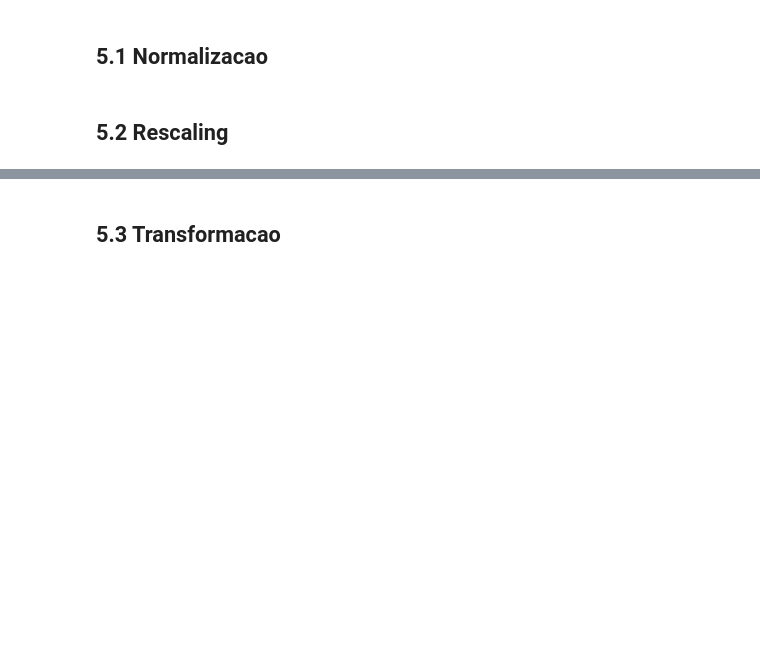
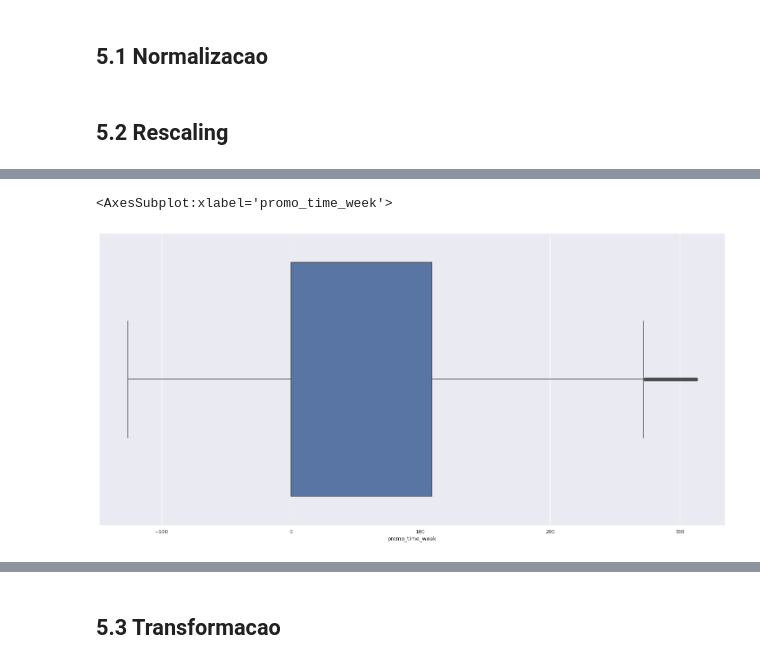
Before and after one commit to Felipehsilva/ds_em_producao, a Jupyter notebook: m04_v01_store_sales_prediction.ipynb, the cells around one changed output, grey strips where cells are left out. Saved outputs shown, nothing was run; the diff lists cells and outputs as text; code cells hidden in the pictures; blank space fills up the shorter version.

```diff
--- a/m04_v01_store_sales_prediction.ipynb
+++ b/m04_v01_store_sales_prediction.ipynb
@@ -917,0 +933,6 @@ df5 = df4.copy()
+# %%
+#outliers bem definidos em promo_time_week - outliers não são tão relevantes aqui, então será usado Min-Max Scaler
+sns.boxplot(df5['promo_time_week'])
+# %% [output]
+<AxesSubplot:xlabel='promo_time_week'>
+[figure, added]
```
Also changed, not shown: parts of 18 cells of this notebook.
